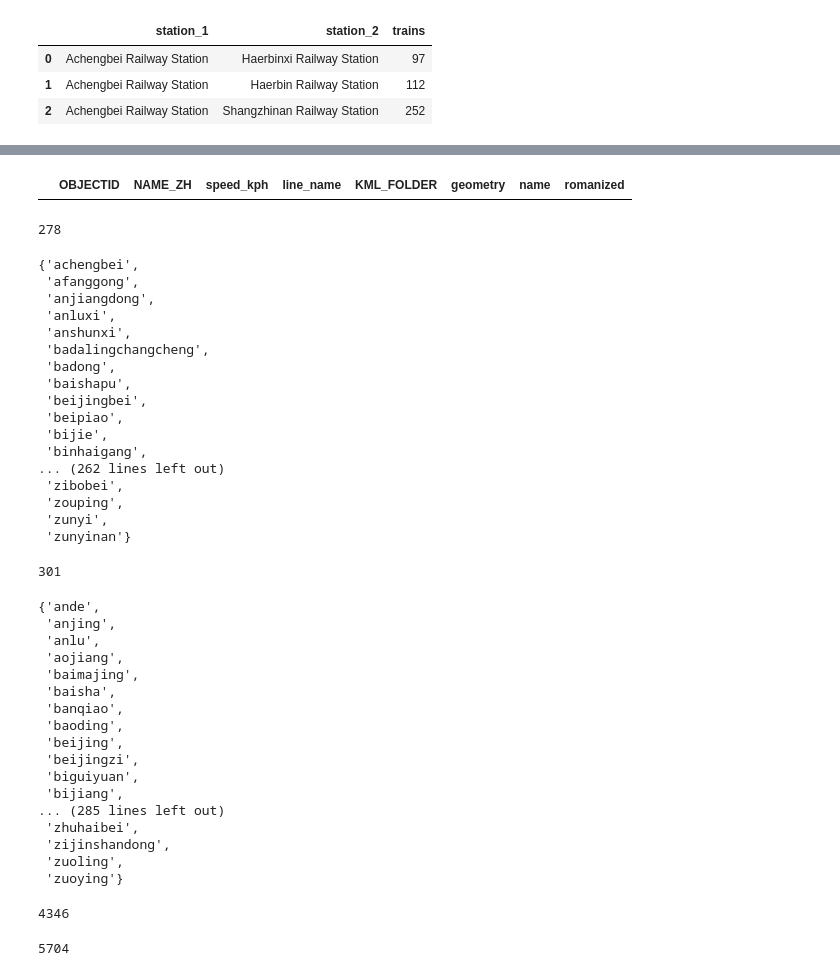
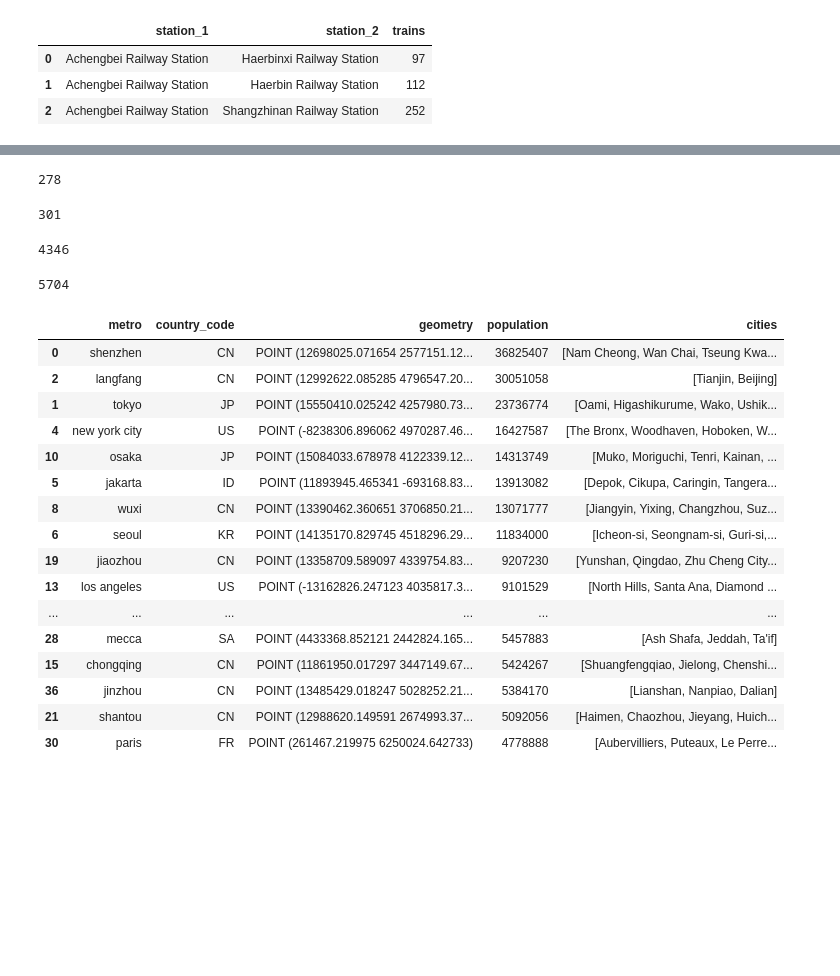
Before and after one commit to Nicholas-Polimeni/ml-hsr, a Jupyter notebook: process_station.ipynb, the cells around one changed output, grey strips where cells are left out. Saved outputs shown, nothing was run; the diff lists cells and outputs as text; code cells hidden in the pictures; blank space fills up the shorter version.

```diff
--- a/process_station.ipynb
+++ b/process_station.ipynb
@@ -73,53 +70,13 @@ stations
-# %%
-stations[stations["romanized"] == "achengbei"]
-# %% [output]
-|  | OBJECTID | NAME_ZH | speed_kph | line_name | KML_FOLDER | geometry | name | romanized |
 # %%
 rider = set(ridership["s1_strip"]).difference(set(stations["romanized"]))
 print(len(rider))
-rider
 # %% [output]
 278
-{'achengbei',
- 'afanggong',
- 'anjiangdong',
- 'anluxi',
- 'anshunxi',
- 'badalingchangcheng',
- 'badong',
- 'baishapu',
- 'beijingbei',
- 'beipiao',
- 'bijie',
- 'binhaigang',
-... (262 lines left out)
- 'zibobei',
- 'zouping',
- 'zunyi',
- 'zunyinan'}
 # %%
 in_harvard = set(stations["romanized"]).difference(set(ridership["s1_strip"]))
 print(len(in_harvard))
-in_harvard
 # %% [output]
 301
-{'ande',
- 'anjing',
- 'anlu',
- 'aojiang',
- 'baimajing',
- 'baisha',
- 'banqiao',
- 'baoding',
- 'beijing',
- 'beijingzi',
- 'biguiyuan',
- 'bijiang',
-... (285 lines left out)
- 'zhuhaibei',
- 'zijinshandong',
- 'zuoling',
- 'zuoying'}
 # %%
 stations_w_riders = ridership.merge(
     stations,
@@ -134,0 +95,20 @@ len(stations_w_riders)
+# %%
+metros.sort_values(by="population", ascending=False).head(20)
+# %% [output]
+|  | metro | country_code | geometry | population | cities |
+| 0 | shenzhen | CN | POINT (12698025.071654 2577151.12... | 36825407 | [Nam Cheong, Wan Chai, Tseung Kwa... |
+| 2 | langfang | CN | POINT (12992622.085285 4796547.20... | 30051058 | [Tianjin, Beijing] |
+| 1 | tokyo | JP | POINT (15550410.025242 4257980.73... | 23736774 | [Oami, Higashikurume, Wako, Ushik... |
+| 4 | new york city | US | POINT (-8238306.896062 4970287.46... | 16427587 | [The Bronx, Woodhaven, Hoboken, W... |
+| 10 | osaka | JP | POINT (15084033.678978 4122339.12... | 14313749 | [Muko, Moriguchi, Tenri, Kainan, ... |
+| 5 | jakarta | ID | POINT (11893945.465341 -693168.83... | 13913082 | [Depok, Cikupa, Caringin, Tangera... |
+| 8 | wuxi | CN | POINT (13390462.360651 3706850.21... | 13071777 | [Jiangyin, Yixing, Changzhou, Suz... |
+| 6 | seoul | KR | POINT (14135170.829745 4518296.29... | 11834000 | [Icheon-si, Seongnam-si, Guri-si,... |
+| 19 | jiaozhou | CN | POINT (13358709.589097 4339754.83... | 9207230 | [Yunshan, Qingdao, Zhu Cheng City... |
+| 13 | los angeles | US | POINT (-13162826.247123 4035817.3... | 9101529 | [North Hills, Santa Ana, Diamond ... |
+| ... | ... | ... | ... | ... | ... |
+| 28 | mecca | SA | POINT (4433368.852121 2442824.165... | 5457883 | [Ash Shafa, Jeddah, Ta'if] |
+| 15 | chongqing | CN | POINT (11861950.017297 3447149.67... | 5424267 | [Shuangfengqiao, Jielong, Chenshi... |
+| 36 | jinzhou | CN | POINT (13485429.018247 5028252.21... | 5384170 | [Lianshan, Nanpiao, Dalian] |
+| 21 | shantou | CN | POINT (12988620.149591 2674993.37... | 5092056 | [Haimen, Chaozhou, Jieyang, Huich... |
+| 30 | paris | FR | POINT (261467.219975 6250024.642733) | 4778888 | [Aubervilliers, Puteaux, Le Perre... |
```
Also changed, not shown: parts of 9 cells of this notebook.
